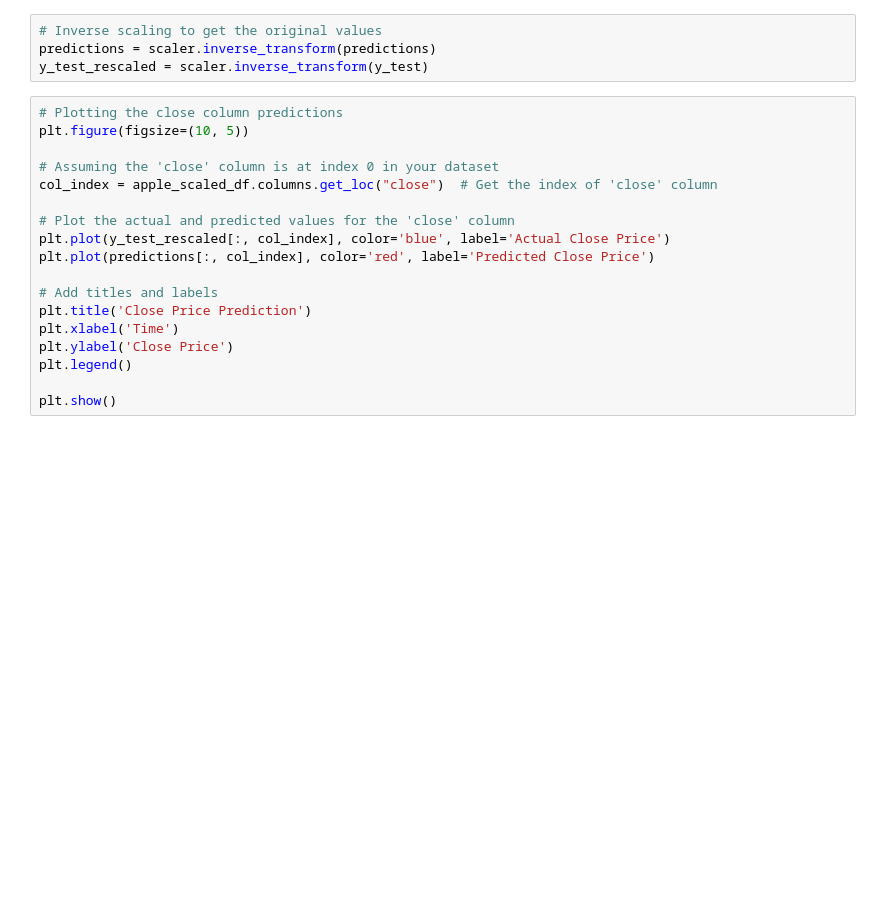
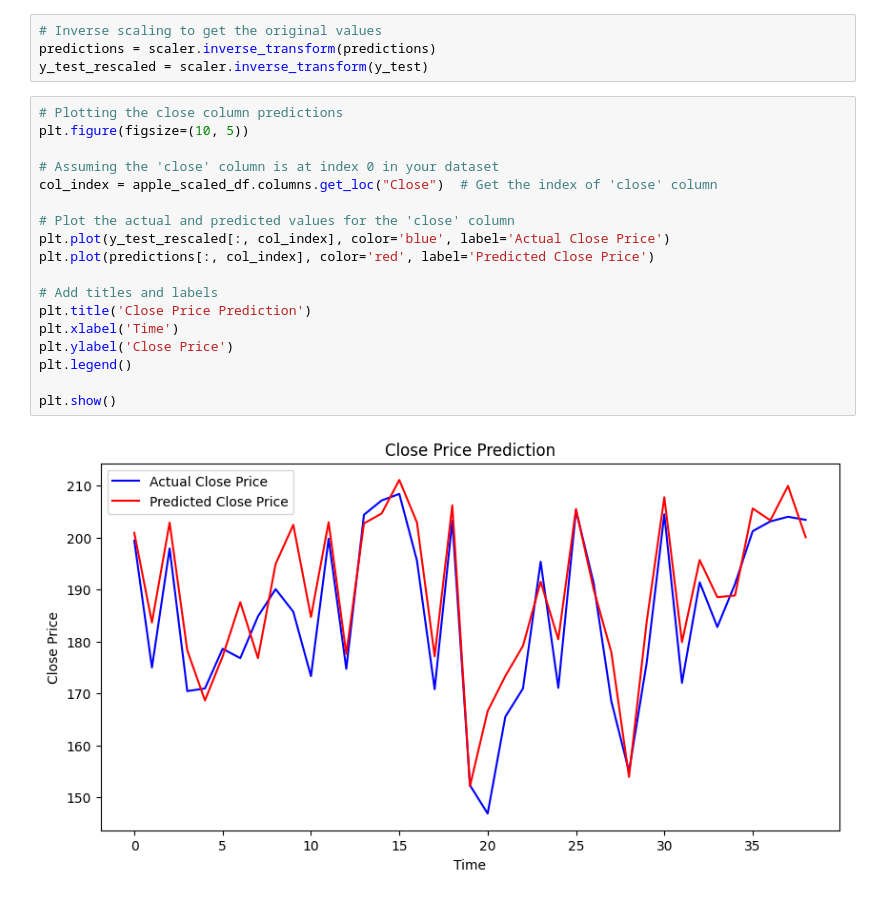
Before and after one commit to Prerana-walvekar/Stock, a Jupyter notebook: apple_stock.ipynb, the cells around one changed output. Drawn from its saved outputs; the diff is of its cells as text; blank space fills up the shorter version.

```diff
--- a/apple_stock.ipynb
+++ b/apple_stock.ipynb
@@ -130,21 +243,23 @@ y_test_rescaled = scaler.inverse_transform(y_test)
 # %%
 # Plotting the close column predictions
 plt.figure(figsize=(10, 5))
 
 # Assuming the 'close' column is at index 0 in your dataset
-col_index = apple_scaled_df.columns.get_loc("close")  # Get the index of 'close' column
+col_index = apple_scaled_df.columns.get_loc("Close")  # Get the index of 'close' column
 
 # Plot the actual and predicted values for the 'close' column
 plt.plot(y_test_rescaled[:, col_index], color='blue', label='Actual Close Price')
 plt.plot(predictions[:, col_index], color='red', label='Predicted Close Price')
 
 # Add titles and labels
 plt.title('Close Price Prediction')
 plt.xlabel('Time')
 plt.ylabel('Close Price')
 plt.legend()
 
 plt.show()
+# %% [output]
+[figure, added]
 # %%
 
 # RMSE Calculation
```
Also changed, not shown: parts of 16 cells of this notebook.
